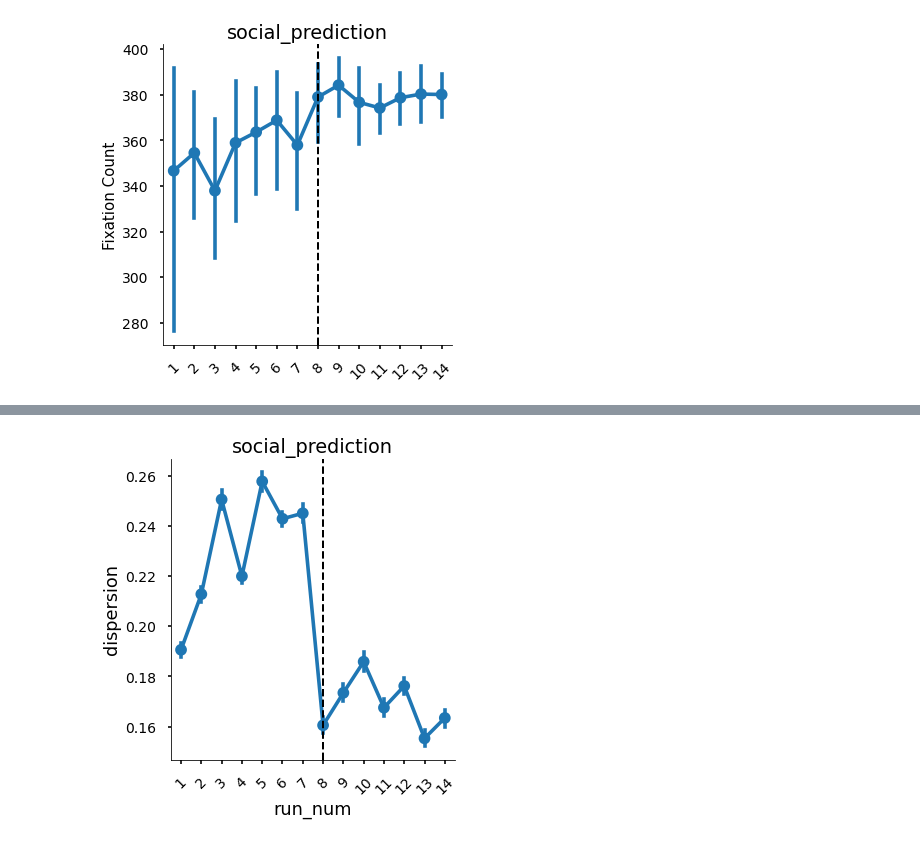
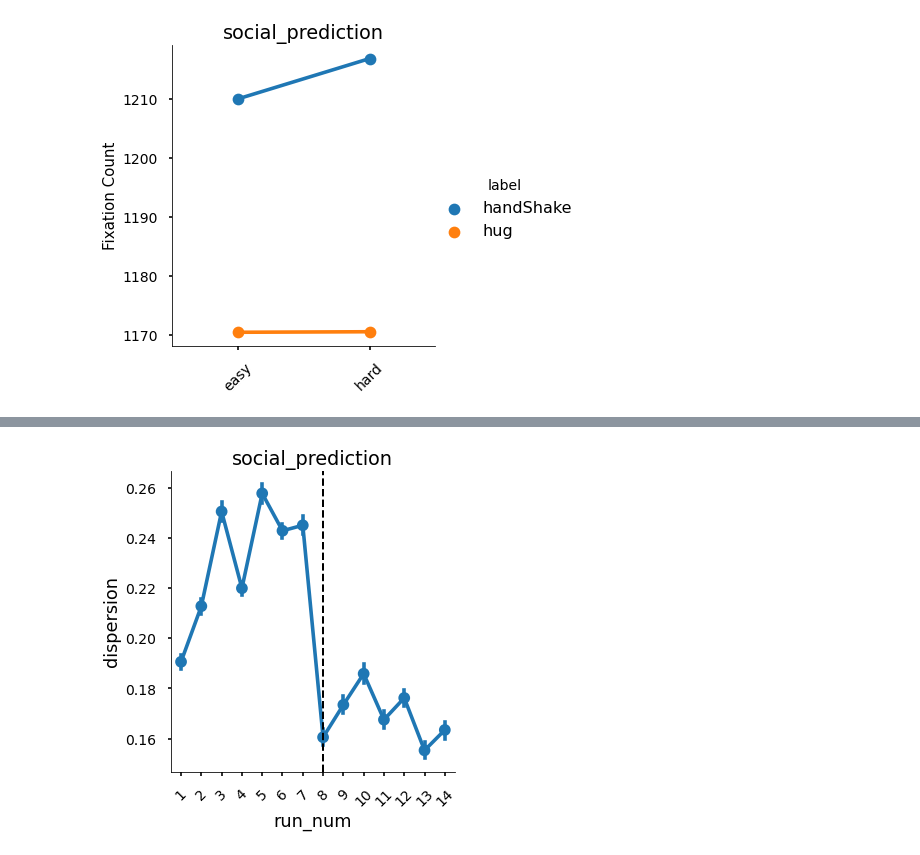
Before and after one commit to maedbhk/action_prediction, a Jupyter notebook: notebooks/1.0-mk-social_prediction.ipynb, the cells around one changed output, grey strips where cells are left out. Saved outputs shown, nothing was run; the diff lists cells and outputs as text; code cells hidden in the pictures.

```diff
--- a/notebooks/1.0-mk-social_prediction.ipynb
+++ b/notebooks/1.0-mk-social_prediction.ipynb
@@ -43,7 +66,7 @@ vis.plot_rt(dataframe=df_behav, x='run_num', hue=None)
 # vis.plot_diameter(dataframe=df_merged)
 # %%
 # plot fixation count
-vis.plot_fixation_count(dataframe=df_merged, x='run_num')
+vis.plot_fixation_count(dataframe=df_merged, x='condition_name', hue='label')
 # %% [output]
-[figure, old version]
+[figure, new version]
 # %%
```
Also changed, not shown: parts of 14 cells of this notebook, 3 other files.
